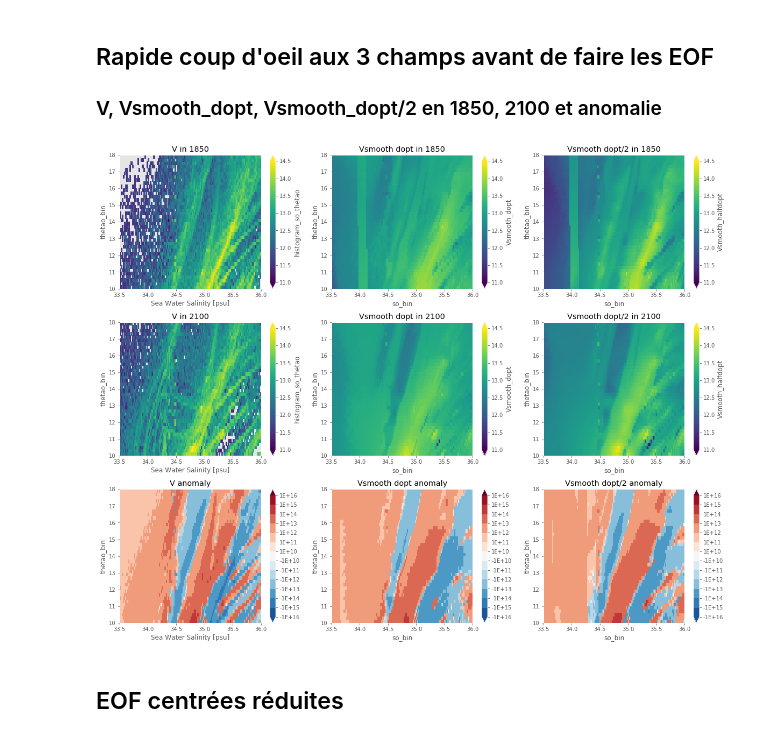
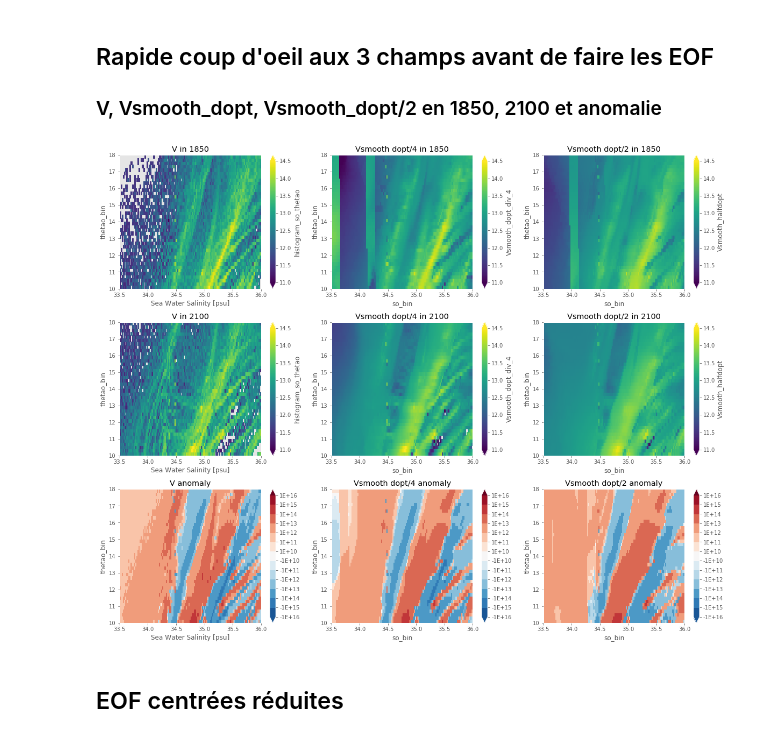
Before and after one commit to ysilvy/bin_TS, a Jupyter notebook: V_Vsmooth_eof.ipynb, the cells around one changed output. Cells and saved outputs as stored; diff of their text form; code cells hidden in the pictures.

```diff
--- a/V_Vsmooth_eof.ipynb
+++ b/V_Vsmooth_eof.ipynb
@@ -23,8 +23,10 @@ Vwindow = V.sel(so_bin=slice(33.5,36),thetao_bin=slice(10,18))
 # %%
 # -- Read Vsmooth computed on a small window
 V_smooth = xr.open_dataset('/data/ysilvy/bin_TS/volumeTS_smoothdopt_'+region+'_'+str(deltaS)+'_'+str(deltaT)+'_IPSL-CM5A-LR_historical-rcp85_r2i1p1_1850-2100.nc')
-Vsmooth1 = V_smooth.Vsmooth_dopt # smoothing applied with doptimal window (efolding scale)
+#Vsmooth1 = V_smooth.Vsmooth_dopt # smoothing applied with doptimal window (efolding scale)
 Vsmooth2 = V_smooth.Vsmooth_halfdopt # smoothing applied with doptimal/2
+# smoothing applied with doptimal/4
+Vsmooth1 = xr.open_dataset('/data/ysilvy/bin_TS/volumeTS_smoothdopt4_'+region+'_'+str(deltaS)+'_'+str(deltaT)+'_IPSL-CM5A-LR_historical-rcp85_r2i1p1_1850-2100.nc').Vsmooth_dopt_div_4
 # %% [markdown]
 ## Rapide coup d'oeil aux 3 champs avant de faire les EOF
 ### V, Vsmooth_dopt, Vsmooth_dopt/2 en 1850, 2100 et anomalie
@@ -36,43 +38,43 @@ fig,ax = plt.subplots(nrows=3,ncols=3,figsize=(20,16))
 np.log10(Vwindow.T.isel(time=0)).plot(ax=ax[0,0],extend='both',vmin=11,vmax=14.5)
 ax[0,0].set_title('V in 1850')
 np.log10(Vsmooth1.T.isel(time=0)).plot(ax=ax[0,1],extend='both',vmin=11,vmax=14.5)
-ax[0,1].set_title('Vsmooth dopt in 1850')
+ax[0,1].set_title('Vsmooth dopt/4 in 1850')
 np.log10(Vsmooth2.T.isel(time=0)).plot(ax=ax[0,2],extend='both',vmin=11,vmax=14.5)
 ax[0,2].set_title('Vsmooth dopt/2 in 1850')
 
 # 2100
 np.log10(Vwindow.T.isel(time=-1)).plot(ax=ax[1,0],extend='both',vmin=11,vmax=14.5)
 ax[1,0].set_title('V in 2100')
 np.log10(Vsmooth1.T.isel(time=-1)).plot(ax=ax[1,1],extend='both',vmin=11,vmax=14.5)
-ax[1,1].set_title('Vsmooth dopt in 2100')
+ax[1,1].set_title('Vsmooth dopt/4 in 2100')
 np.log10(Vsmooth2.T.isel(time=-1)).plot(ax=ax[1,2],extend='both',vmin=11,vmax=14.5)
 ax[1,2].set_title('Vsmooth dopt/2 in 2100')
 
 # Define anomaly = [2081-2100] - [1850-1899]
 V_ano1 = Vsmooth1.isel(time=slice(-20,-1)).mean(dim='time')-Vsmooth1.isel(time=slice(0,50)).mean(dim='time')
 V_ano2 = Vsmooth2.isel(time=slice(-20,-1)).mean(dim='time')-Vsmooth2.isel(time=slice(0,50)).mean(dim='time')
 V_ano = Vwindow.isel(time=slice(-20,-1)).mean(dim='time')-Vwindow.isel(time=slice(0,50)).mean(dim='time')
 
 levels = [-1.e16,-1.e15,-1.e14,-1.e13,-1.e12,-1.e11,-1.e10,1.e10,1.e11,1.e12,1.e13,1.e14,1.e15,1.e16]
 levels_str = ['%.0E' % Decimal(str(w)) for w in levels]
 
 # Anomaly
 c=V_ano.T.plot(ax=ax[2,0],levels=levels,extend='both',add_colorbar=False)
 cb = fig.colorbar(c,ax=ax[2,0],label='',ticks=levels)
 cb.ax.set_yticklabels(levels_str)
 ax[2,0].set_title('V anomaly')
 c=V_ano1.T.plot(ax=ax[2,1],levels=levels,extend='both',add_colorbar=False)
 cb = fig.colorbar(c,ax=ax[2,1],label='',ticks=levels)
 cb.ax.set_yticklabels(levels_str)
-ax[2,1].set_title('Vsmooth dopt anomaly')
+ax[2,1].set_title('Vsmooth dopt/4 anomaly')
 c=V_ano2.T.plot(ax=ax[2,2],levels=levels,extend='both',add_colorbar=False)
 cb = fig.colorbar(c,ax=ax[2,2],label='',ticks=levels)
 cb.ax.set_yticklabels(levels_str)
 ax[2,2].set_title('Vsmooth dopt/2 anomaly');
 
 plt.subplots_adjust(hspace=0.25)
 # %% [output]
-[figure, old version]
+[figure, new version]
 # %% [markdown]
 ## EOF centrées réduites
 # %%
```
Also changed, not shown: parts of 4 cells of this notebook, 1 other file.
